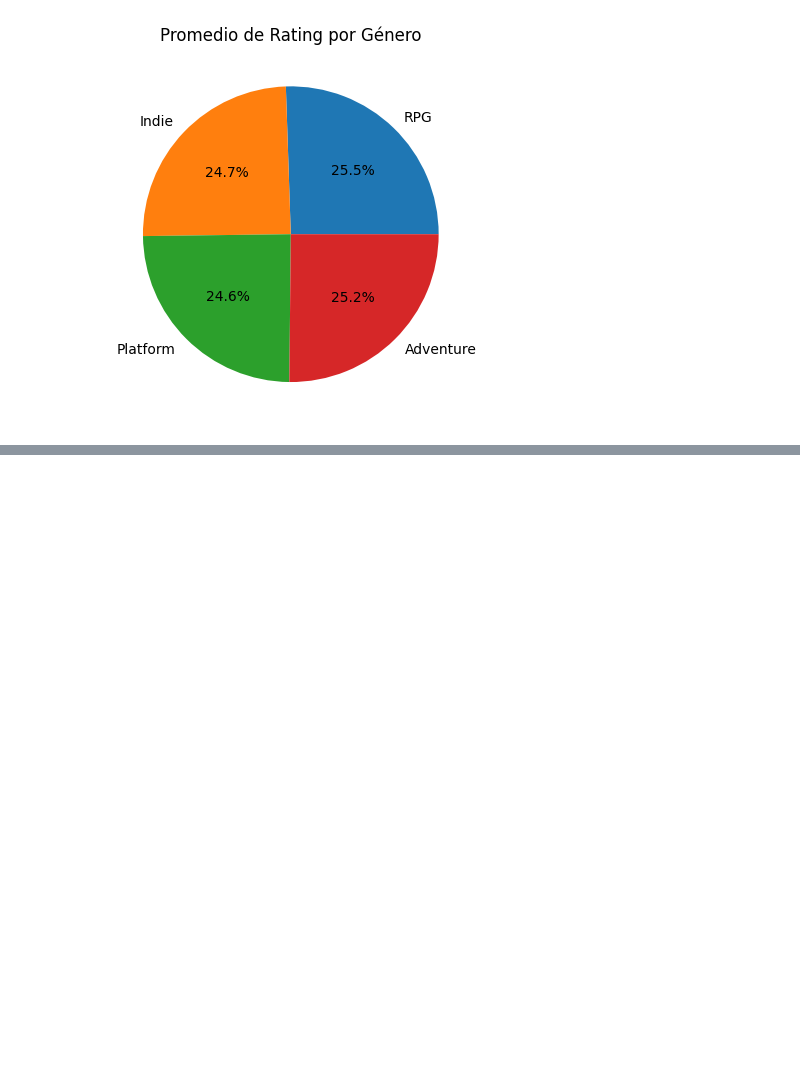
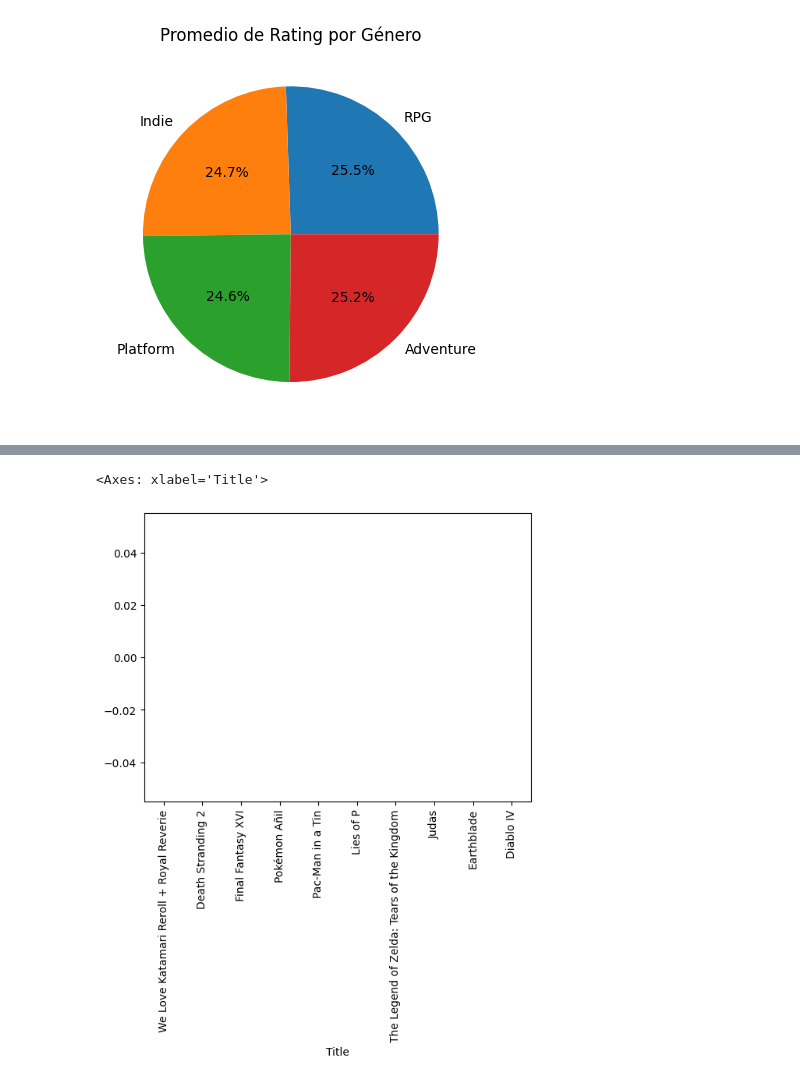
Before and after one commit to Vicho255/Python-Sem-I, a Jupyter notebook: Jupyter/04-pandas.ipynb, the cells around one changed output, grey strips where cells are left out. Saved outputs shown, nothing was run; the diff lists cells and outputs as text; code cells hidden in the pictures; blank space fills up the shorter version.

```diff
--- a/Jupyter/04-pandas.ipynb
+++ b/Jupyter/04-pandas.ipynb
@@ -252,3 +234,5 @@ Name: Rating, Length: 1512, dtype: float64
+# %%
+datos.fillna({'Rating':0}, inplace=True)
 # %%
 datos.isnull().any()
 # %% [output]
@@ -266,3 +250,6 @@ Playing              False
 Backlogs             False
 Wishlist             False
 dtype: bool
+# %%
+datos_des=datos.sort_values('Rating', ascending=True)
+datos_des.head(10)
@@ -268,0 +269,7 @@ dtype: bool
+# %%
+datasetDES=datos_des.head(10)
+datasetDES.set_index('Title', inplace=True)
+datasetDES['Rating'].plot(x=None,kind='bar')
+# %% [output]
+<Axes: xlabel='Title'>
+[figure, added]
```
Also changed, not shown: parts of 5 cells of this notebook, 6 other files.
